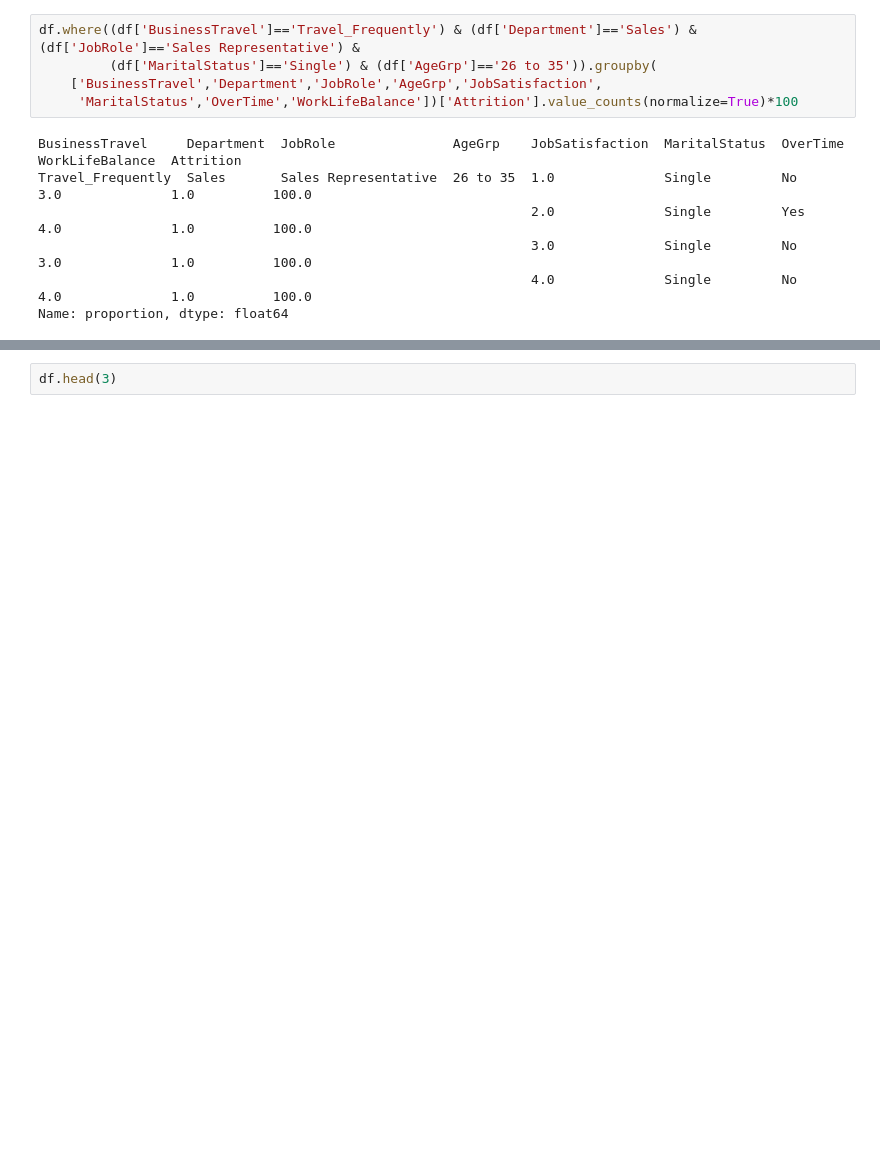
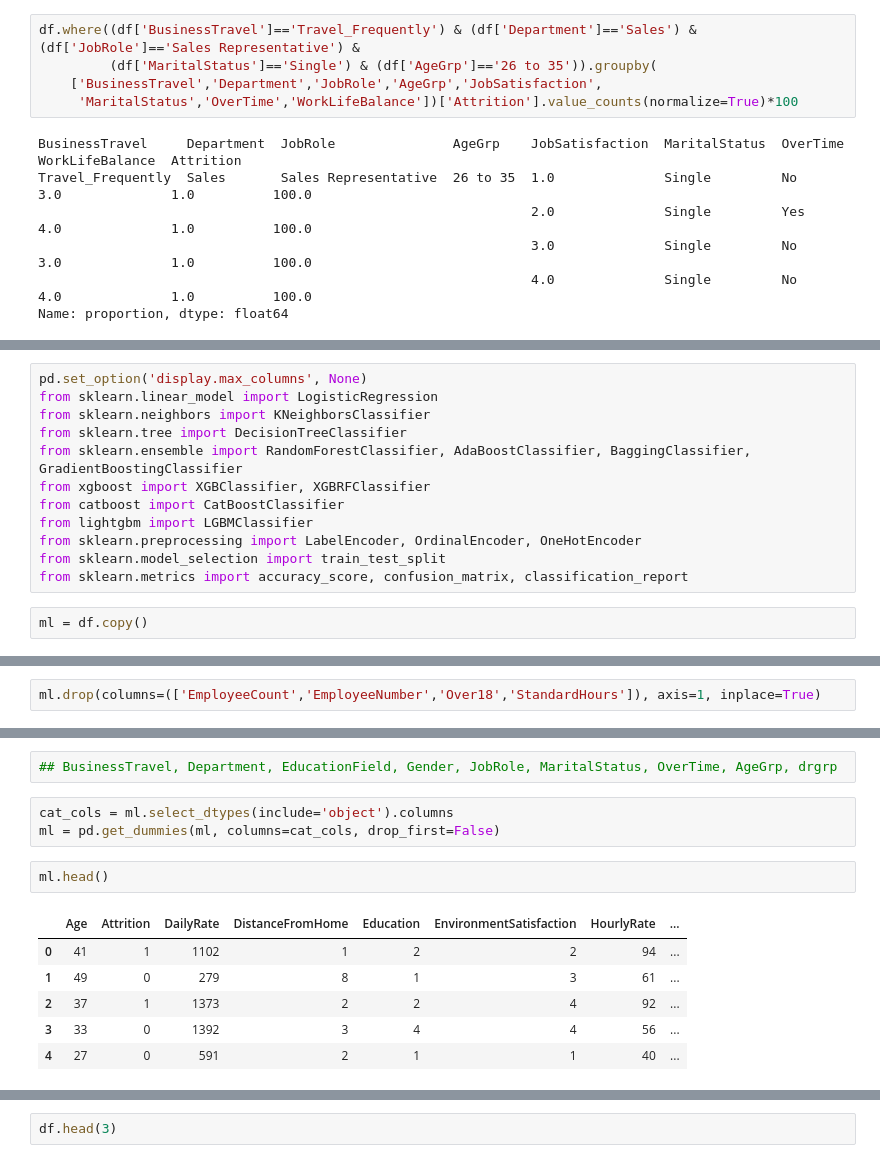
Before and after one commit to MonshaRadhakrishnan/IBM-HR-Analytics-Attrition, a Jupyter notebook: IBM-HR-Employee-Attrition.ipynb, the cells around one changed output, grey strips where cells are left out. Drawn from its saved outputs; the diff is of its cells as text; blank space fills up the shorter version.

```diff
--- a/IBM-HR-Employee-Attrition.ipynb
+++ b/IBM-HR-Employee-Attrition.ipynb
@@ -784,0 +810,14 @@ Name: proportion, dtype: float64
+# %%
+pd.set_option('display.max_columns', None)
+from sklearn.linear_model import LogisticRegression
+from sklearn.neighbors import KNeighborsClassifier
+from sklearn.tree import DecisionTreeClassifier
+from sklearn.ensemble import RandomForestClassifier, AdaBoostClassifier, BaggingClassifier, GradientBoostingClassifier
+from xgboost import XGBClassifier, XGBRFClassifier
+from catboost import CatBoostClassifier
+from lightgbm import LGBMClassifier
+from sklearn.preprocessing import LabelEncoder, OrdinalEncoder, OneHotEncoder
+from sklearn.model_selection import train_test_split
+from sklearn.metrics import accuracy_score, confusion_matrix, classification_report
+# %%
+ml = df.copy()
@@ -784,0 +839,2 @@ Name: proportion, dtype: float64
+# %%
+ml.drop(columns=(['EmployeeCount','EmployeeNumber','Over18','StandardHours']), axis=1, inplace=True)
@@ -784,0 +870,14 @@ Name: proportion, dtype: float64
+# %%
+## BusinessTravel, Department, EducationField, Gender, JobRole, MaritalStatus, OverTime, AgeGrp, drgrp
+# %%
+cat_cols = ml.select_dtypes(include='object').columns
+ml = pd.get_dummies(ml, columns=cat_cols, drop_first=False)
+# %%
+ml.head()
+# %% [output]
+|  | Age | Attrition | DailyRate | DistanceFromHome | Education | EnvironmentSatisfaction | HourlyRate | ... |
+| 0 | 41 | 1 | 1102 | 1 | 2 | 2 | 94 | ... |
+| 1 | 49 | 0 | 279 | 8 | 1 | 3 | 61 | ... |
+| 2 | 37 | 1 | 1373 | 2 | 2 | 4 | 92 | ... |
+| 3 | 33 | 0 | 1392 | 3 | 4 | 4 | 56 | ... |
+| 4 | 27 | 0 | 591 | 2 | 1 | 1 | 40 | ... |
```
Also changed, not shown: parts of 10 cells of this notebook.
